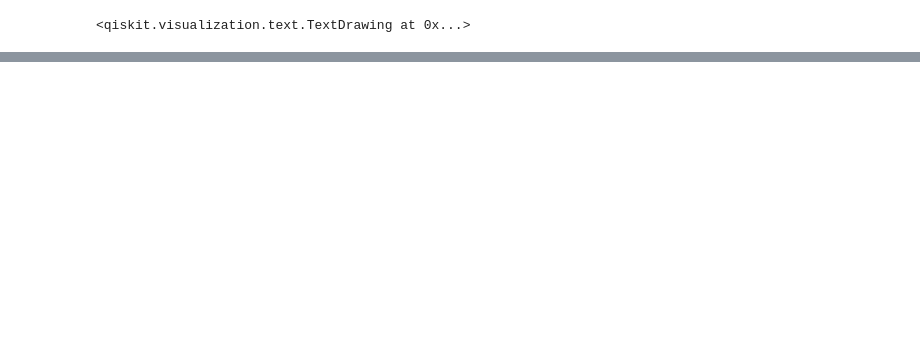
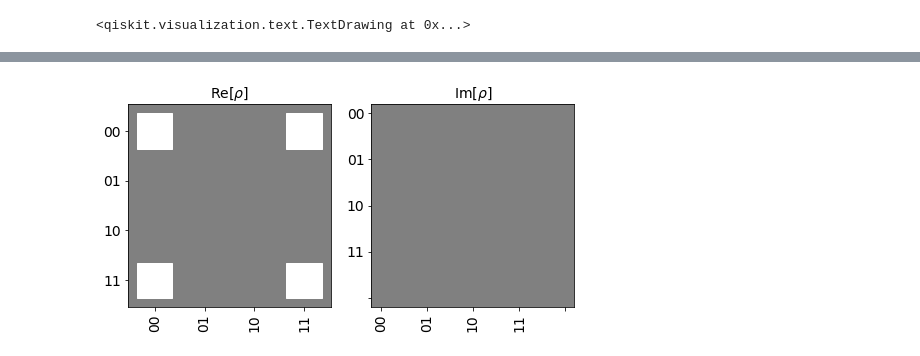
Before and after one commit to Adri-md-1208/Quantum-Project, a Jupyter notebook: Tutorials/Ploting data in Qiskit.ipynb, the cells around one changed output, grey strips where cells are left out. Saved outputs shown, nothing was run; the diff lists cells and outputs as text; code cells hidden in the pictures; blank space fills up the shorter version.

```diff
--- a/Tutorials/Ploting data in Qiskit.ipynb
+++ b/Tutorials/Ploting data in Qiskit.ipynb
@@ -89,0 +113,5 @@ plot_histogram(exp_counts, sort='hamming', target_string='1011')
+# %%
+from qiskit.visualization import plot_state_hinton
+plot_state_hinton(psi)
+# %% [output]
+[figure, added]
```
Also changed, not shown: parts of 13 cells of this notebook.
